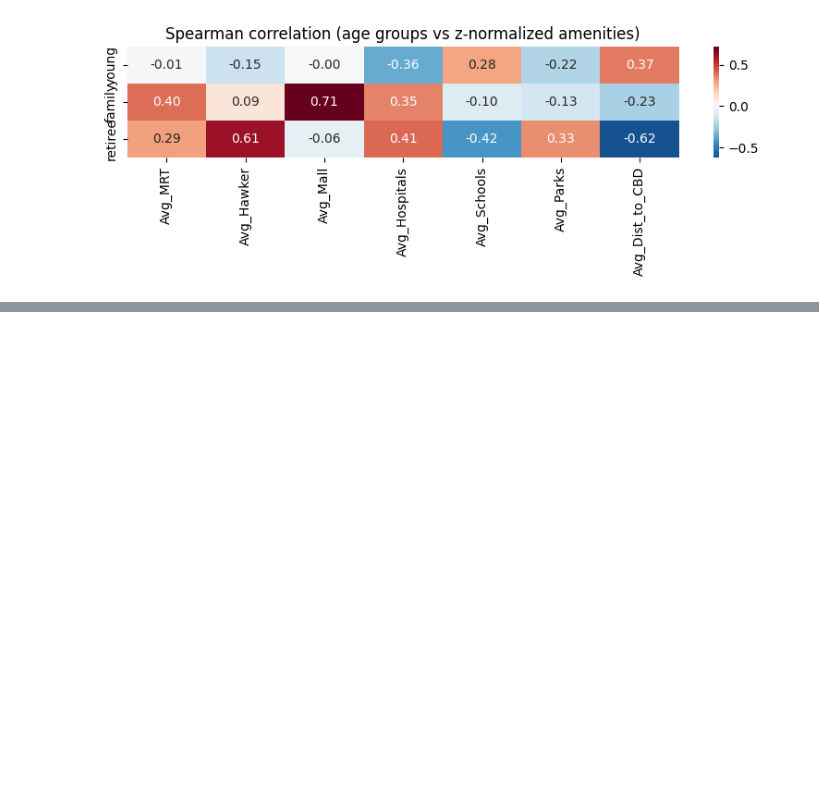
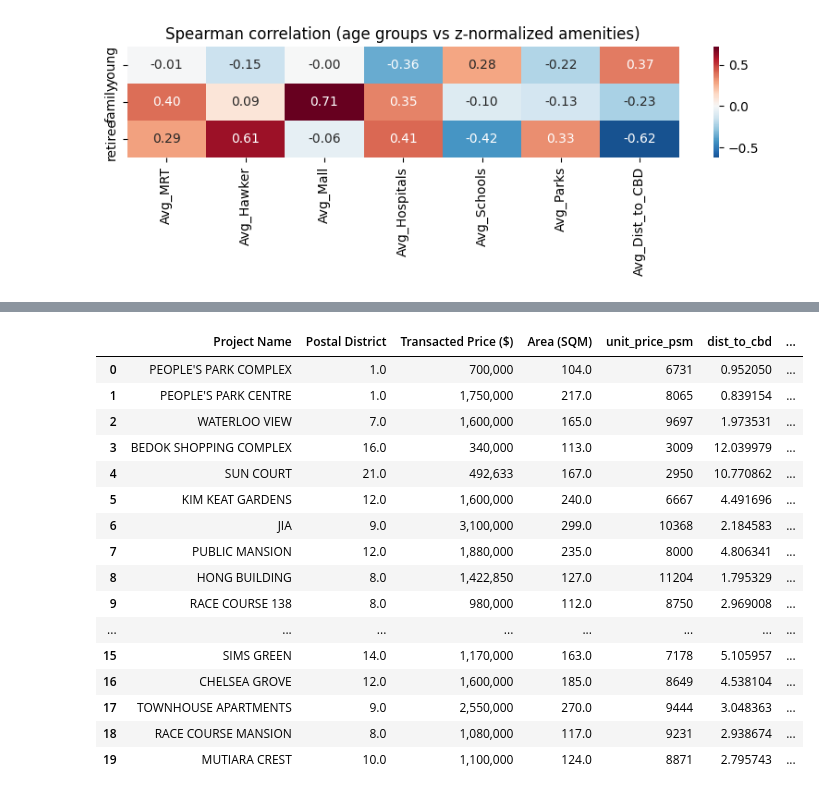
Before and after one commit to angelinemarcelle/COMP3522_Singapore_Private_Residential_Properties_Price_Analysis, a Jupyter notebook: notebooks/age_group.ipynb, the cells around one changed output, grey strips where cells are left out. Drawn from its saved outputs; the diff is of its cells as text; code cells hidden in the pictures; blank space fills up the shorter version.

```diff
--- a/notebooks/age_group/age_group_weightings.ipynb
+++ b/notebooks/age_group.ipynb
@@ -303,0 +1115,24 @@ Softmax weights:
+# %%
+young_top_df = pd.read_csv('../../datasets/updated_coordinates/outputs/top20_young.csv')
+family_top_df = pd.read_csv('../../datasets/updated_coordinates/outputs/top20_family.csv')
+retiree_top_df = pd.read_csv('../../datasets/updated_coordinates/outputs/top20_retiree.csv')
+# %%
+young_top_df
+# %% [output]
+|  | Project Name | Postal District | Transacted Price ($) | Area (SQM) | unit_price_psm | dist_to_cbd | ... |
+| 0 | PEOPLE'S PARK COMPLEX | 1.0 | 700,000 | 104.0 | 6731 | 0.952050 | ... |
+| 1 | PEOPLE'S PARK CENTRE | 1.0 | 1,750,000 | 217.0 | 8065 | 0.839154 | ... |
+| 2 | WATERLOO VIEW | 7.0 | 1,600,000 | 165.0 | 9697 | 1.973531 | ... |
+| 3 | BEDOK SHOPPING COMPLEX | 16.0 | 340,000 | 113.0 | 3009 | 12.039979 | ... |
+| 4 | SUN COURT | 21.0 | 492,633 | 167.0 | 2950 | 10.770862 | ... |
+| 5 | KIM KEAT GARDENS | 12.0 | 1,600,000 | 240.0 | 6667 | 4.491696 | ... |
+| 6 | JIA | 9.0 | 3,100,000 | 299.0 | 10368 | 2.184583 | ... |
+| 7 | PUBLIC MANSION | 12.0 | 1,880,000 | 235.0 | 8000 | 4.806341 | ... |
+| 8 | HONG BUILDING | 8.0 | 1,422,850 | 127.0 | 11204 | 1.795329 | ... |
+| 9 | RACE COURSE 138 | 8.0 | 980,000 | 112.0 | 8750 | 2.969008 | ... |
+| ... | ... | ... | ... | ... | ... | ... | ... |
+| 15 | SIMS GREEN | 14.0 | 1,170,000 | 163.0 | 7178 | 5.105957 | ... |
+| 16 | CHELSEA GROVE | 12.0 | 1,600,000 | 185.0 | 8649 | 4.538104 | ... |
+| 17 | TOWNHOUSE APARTMENTS | 9.0 | 2,550,000 | 270.0 | 9444 | 3.048363 | ... |
+| 18 | RACE COURSE MANSION | 8.0 | 1,080,000 | 117.0 | 9231 | 2.938674 | ... |
+| 19 | MUTIARA CREST | 10.0 | 1,100,000 | 124.0 | 8871 | 2.795743 | ... |
```
Also changed, not shown: parts of 31 cells of this notebook, 7 other files.
